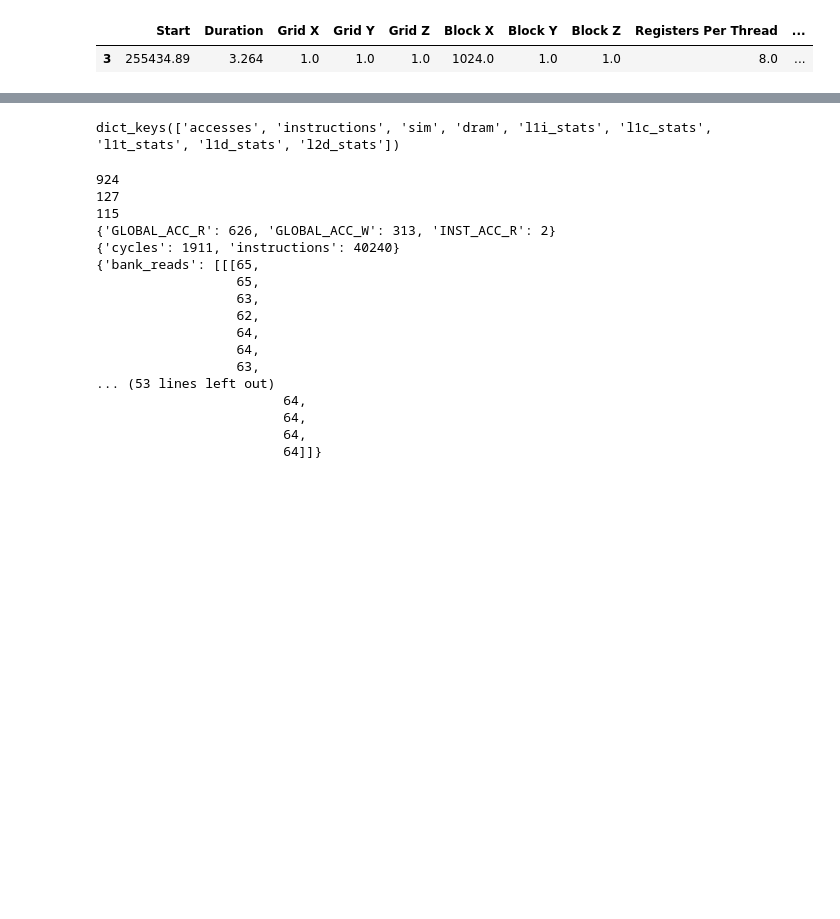
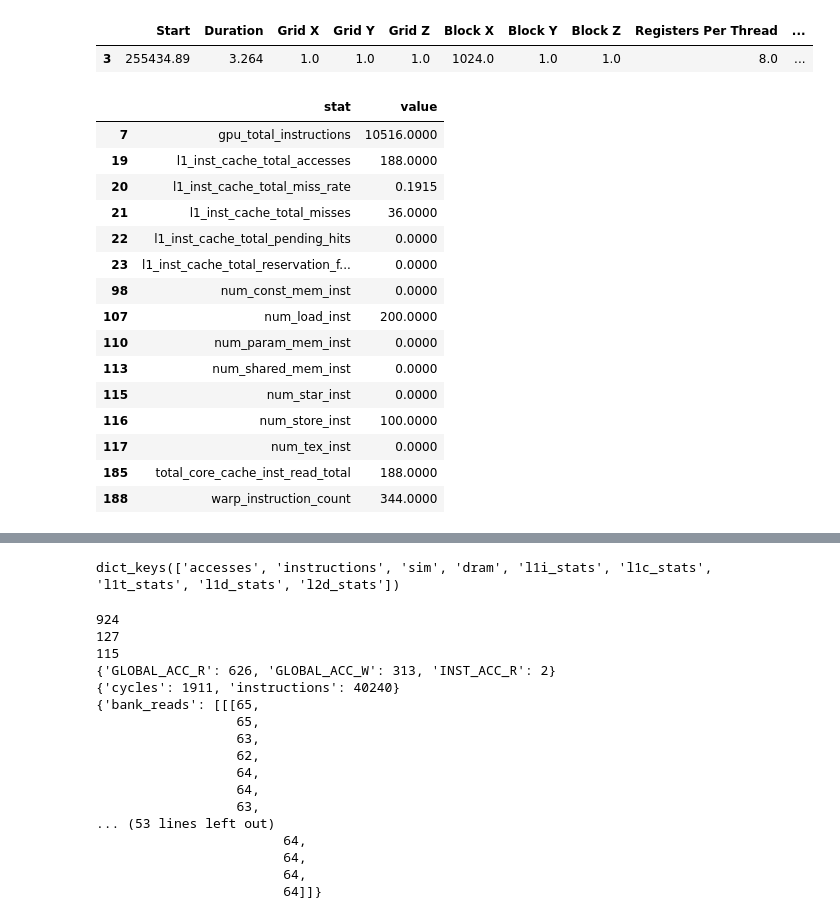
Before and after one commit to romnn/microgpusim, a Jupyter notebook: notebooks/plots.ipynb, the cells around one changed output, grey strips where cells are left out. Drawn from its saved outputs; the diff is of its cells as text; code cells hidden in the pictures; blank space fills up the shorter version.

```diff
--- a/notebooks/plots.ipynb
+++ b/notebooks/plots.ipynb
@@ -143,6 +168,30 @@ native_commands_df
 # %% [output]
 |  | Start | Duration | Grid X | Grid Y | Grid Z | Block X | Block Y | Block Z | Registers Per Thread | ... |
 | 3 | 255434.89 | 3.264 | 1.0 | 1.0 | 1.0 | 1024.0 | 1.0 | 1.0 | 8.0 | ... |
+# %%
+raw_accel_stats_df = pd.read_csv(Path(benchmarks["vectorAdd"][0]["accelsim_simulate"]["stats_dir"]) / "raw.stats.csv", header=None, names=["kernel", "kernel_id", "stat", "value"])
+# print(raw_accel_stats_df["kernel_id"] == 0)
+# print((raw_accel_stats_df["kernel"] == "final_kernel") & (raw_accel_stats_df["kernel_id"] == 0))
+raw_accel_stats_df = raw_accel_stats_df.loc[(raw_accel_stats_df["kernel"] == "final_kernel") & (raw_accel_stats_df["kernel_id"] == 0)]
+raw_accel_stats_df = raw_accel_stats_df[["stat", "value"]]
+raw_accel_stats_df[raw_accel_stats_df["stat"].str.contains("inst")]
+# %% [output]
+|  | stat | value |
+| 7 | gpu_total_instructions | 10516.0000 |
+| 19 | l1_inst_cache_total_accesses | 188.0000 |
+| 20 | l1_inst_cache_total_miss_rate | 0.1915 |
+| 21 | l1_inst_cache_total_misses | 36.0000 |
+| 22 | l1_inst_cache_total_pending_hits | 0.0000 |
+| 23 | l1_inst_cache_total_reservation_f... | 0.0000 |
+| 98 | num_const_mem_inst | 0.0000 |
+| 107 | num_load_inst | 200.0000 |
+| 110 | num_param_mem_inst | 0.0000 |
+| 113 | num_shared_mem_inst | 0.0000 |
+| 115 | num_star_inst | 0.0000 |
+| 116 | num_store_inst | 100.0000 |
+| 117 | num_tex_inst | 0.0000 |
+| 185 | total_core_cache_inst_read_total | 188.0000 |
+| 188 | warp_instruction_count | 344.0000 |
 # %%
 all_accel_stats = list(accel_stats_df["stat"].unique())
  'gpu_tot_sim_cycle',
```
Also changed, not shown: parts of 3 cells of this notebook, 14 other files.
